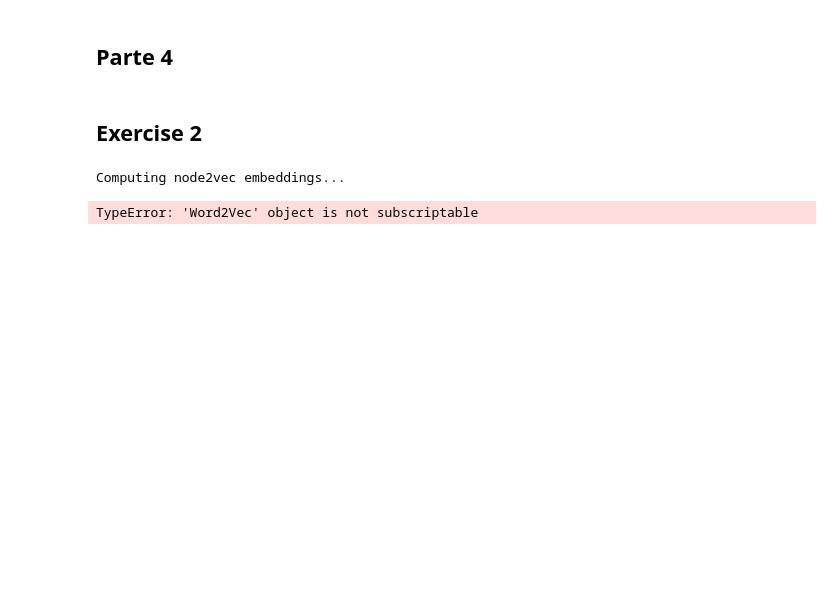
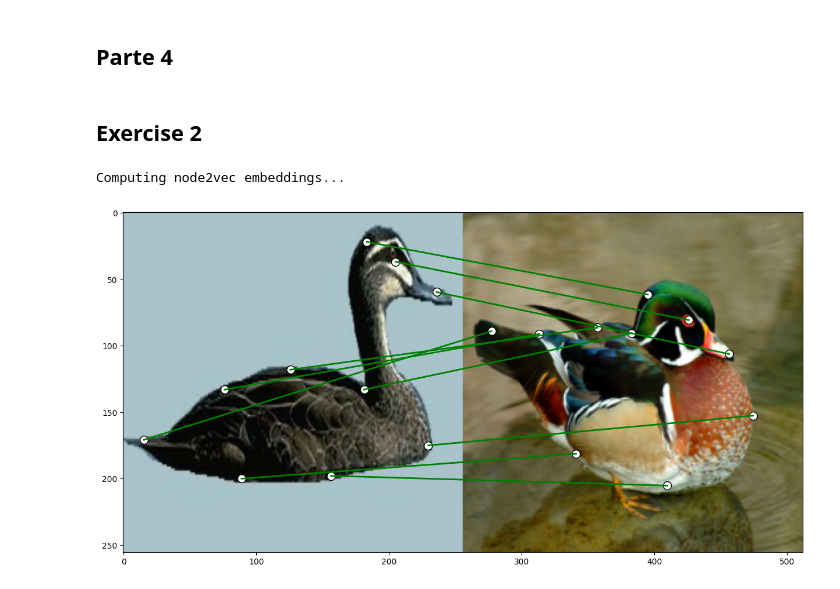
Before and after one commit to Alfonso647/TAB, a Jupyter notebook: parte4.ipynb, the cells around one changed output. Cells and saved outputs as stored; diff of their text form; code cells hidden in the pictures; blank space fills up the shorter version.

```diff
--- a/parte4.ipynb
+++ b/parte4.ipynb
@@ -130,7 +130,11 @@ def compute_node2vec_embeddings(G, dimensions=64, num_walks=10, walk_length=30):
     # window=5: Tamaño de la ventana de contexto, en nodos seria 5 nodos a la izquierda y 5 nodos a la derecha
     # workers=2: Número de hilos para entrenar el modelo
     model = Word2Vec(walks, vector_size=dimensions, window=5, workers=2)  # Entrena el modelo Word2Vec con las caminatas aleatorias
-    return model
+    node_id = 0
+    embedding = model.wv[str(node_id)]
+
+
+    return embedding
 
 def enhanced_spatial_matching(kpts1, kpts2, adj_matrix1, adj_matrix2):
     """
@@ -220,24 +224,16 @@ def visualize_matching_full(img1, img2, kpts1, kpts2, adj_matrix1, adj_matrix2,
 # %%
 #Cargamos las dos imágenes
 imgs1,imgs2,kpts1,kpts2 = load_and_preprocess_images2()
 
 #Matriz de adyacencia
 A = delaunay_triangulation(kpts1)
 A2 = delaunay_triangulation(kpts2)
 
 #Matching
 matching = enhanced_spatial_matching(kpts1,kpts2,adj_matrix1=A,adj_matrix2=A2)
 
-
-model = compute_node2vec_embeddings(G, dimensions=16, num_walks=10, walk_length=80)  # Entrena el modelo Node2Vec
-
-# Obtiene el embedding de un nodo específico (por ejemplo, nodo 0)
-node_id = 0
-embedding = model.wv[str(node_id)]
-
-
 #Visualizamos las imágenes
 visualize_matching_full(imgs1,imgs2,kpts1,kpts2,A,A2,matching)
 # %% [output]
 Computing node2vec embeddings...
-TypeError: 'Word2Vec' object is not subscriptable
+[figure, added]
```
